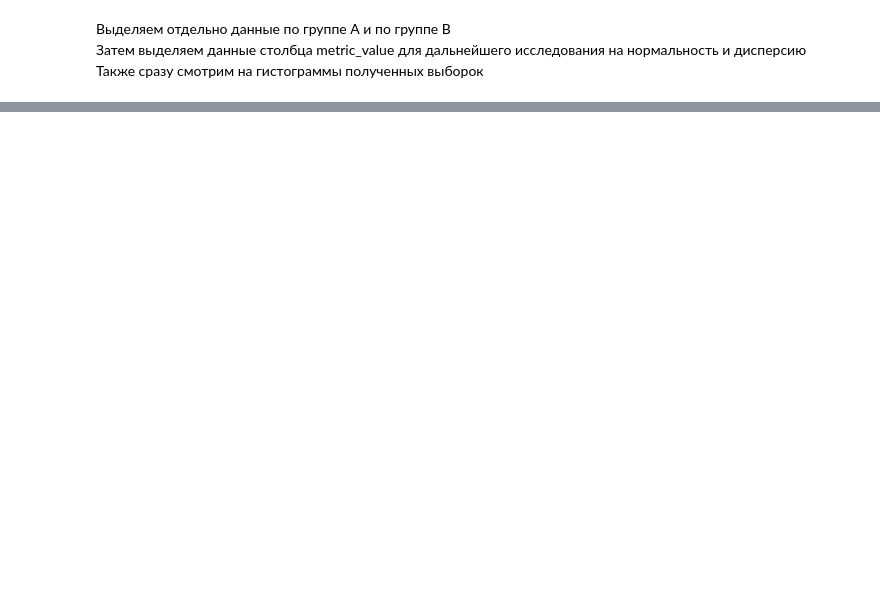
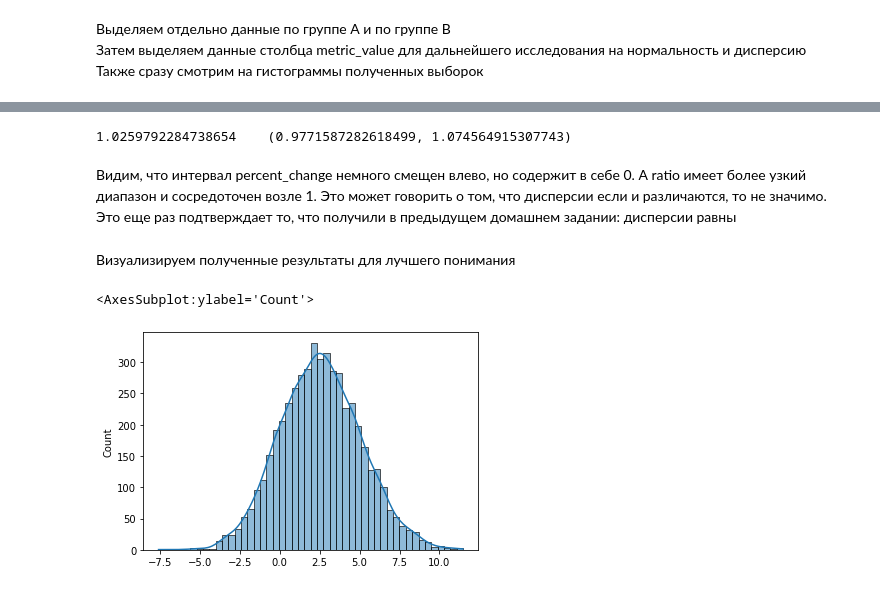
Before and after one commit to Leamur5/python-projects, a Jupyter notebook: AB tests using bootstrap.ipynb, the cells around one changed output, grey strips where cells are left out. Drawn from its saved outputs; the diff is of its cells as text; code cells hidden in the pictures; blank space fills up the shorter version.

```diff
--- a/AB tests using bootstrap.ipynb
+++ b/AB tests using bootstrap.ipynb
@@ -87,0 +123,19 @@ sns.histplot(data=B_distr_metric, kde=True)
+# %%
+bs_ab_stds_rat
+# %% [output]
+1.0259792284738654    (0.9771587282618499, 1.074564915307743)
+# %% [markdown]
+Видим, что интервал percent_change немного смещен влево, но содержит в себе 0. А ratio имеет более узкий диапазон и сосредоточен возле 1. Это может говорить о том, что дисперсии если и различаются, то не значимо. <br>
+Это еще раз подтверждает то, что получили в предыдущем домашнем задании: дисперсии равны
+# %% [markdown]
+Визуализируем полученные результаты для лучшего понимания
+# %%
+bs_ab_stds_proc = bs.bootstrap_ab(np.array(A_distr_metric), np.array(B_distr_metric),
+bs_stats.std,
+bs_compare.percent_change, num_iterations=5000, alpha=0.05,
+iteration_batch_size=100, scale_test_by=1, return_distribution=True)
+# %%
+sns.histplot(data=bs_ab_stds_proc, kde=True)
+# %% [output]
+<AxesSubplot:ylabel='Count'>
+[figure, added]
```
Also changed, not shown: parts of 63 cells of this notebook.
